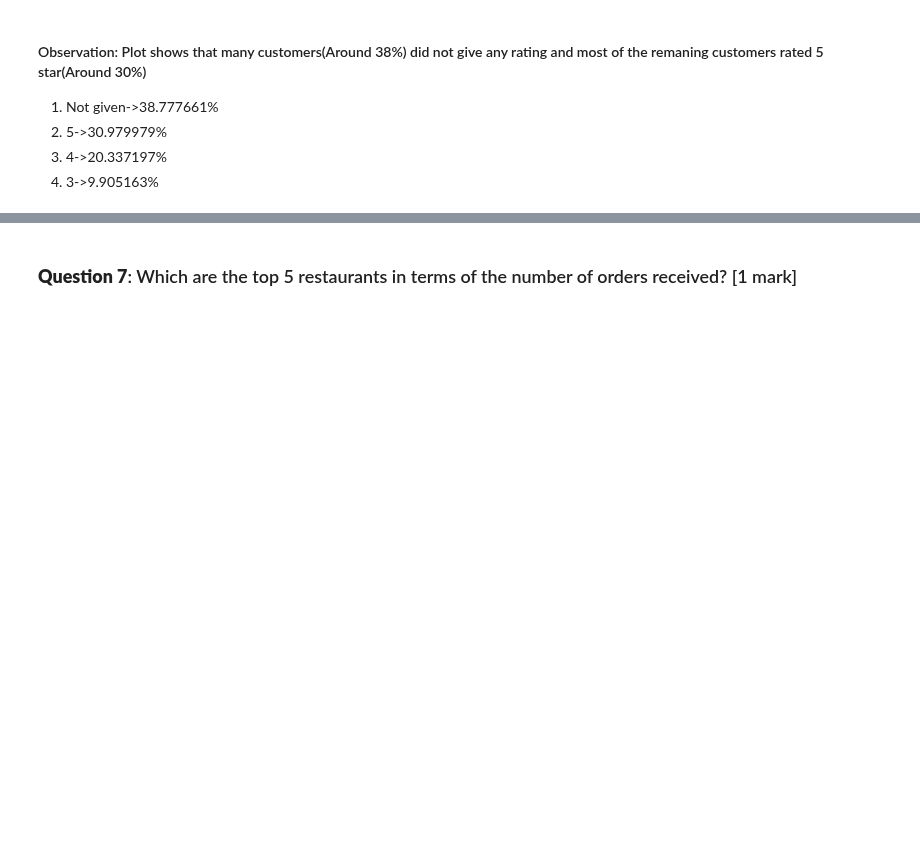
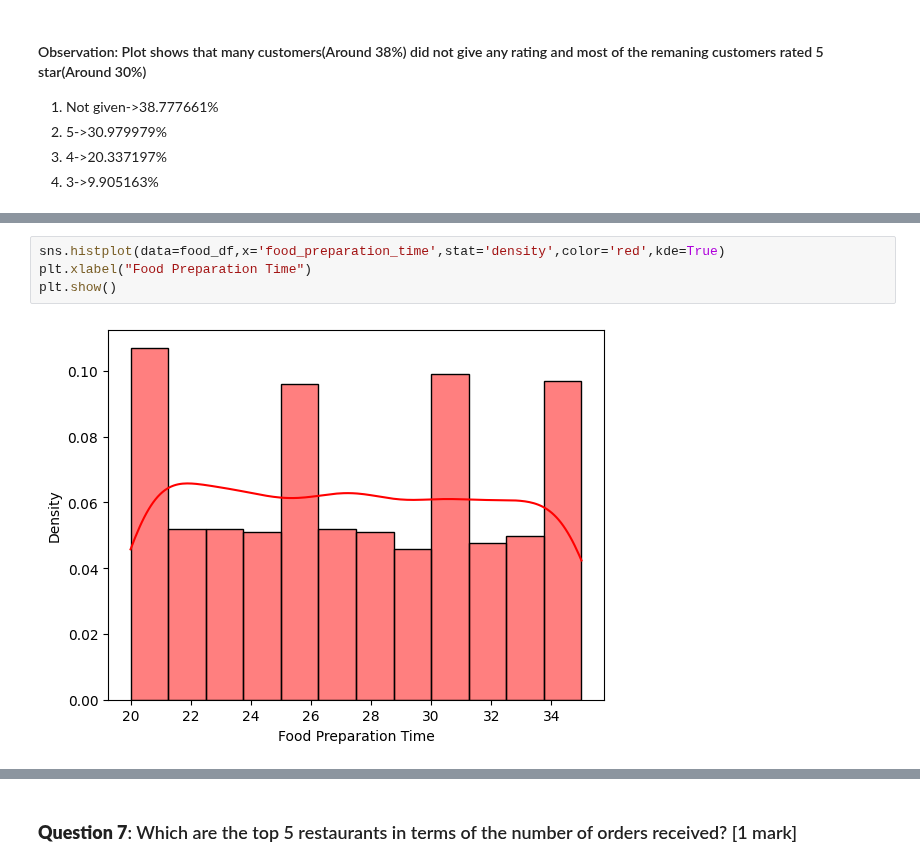
Before and after one commit to Rajesh2015/FoodHub-Data-Analysis, a Jupyter notebook: FoodHub-EDA.ipynb, the cells around one changed output, grey strips where cells are left out. Drawn from its saved outputs; the diff is of its cells as text; blank space fills up the shorter version.

```diff
--- a/FoodHub-EDA.ipynb
+++ b/FoodHub-EDA.ipynb
@@ -484,0 +497,6 @@ Name: proportion, dtype: float64
+# %%
+sns.histplot(data=food_df,x='food_preparation_time',stat='density',color='red',kde=True)
+plt.xlabel("Food Preparation Time")
+plt.show()
+# %% [output]
+[figure, added]
```
Also changed, not shown: parts of 38 cells of this notebook.
